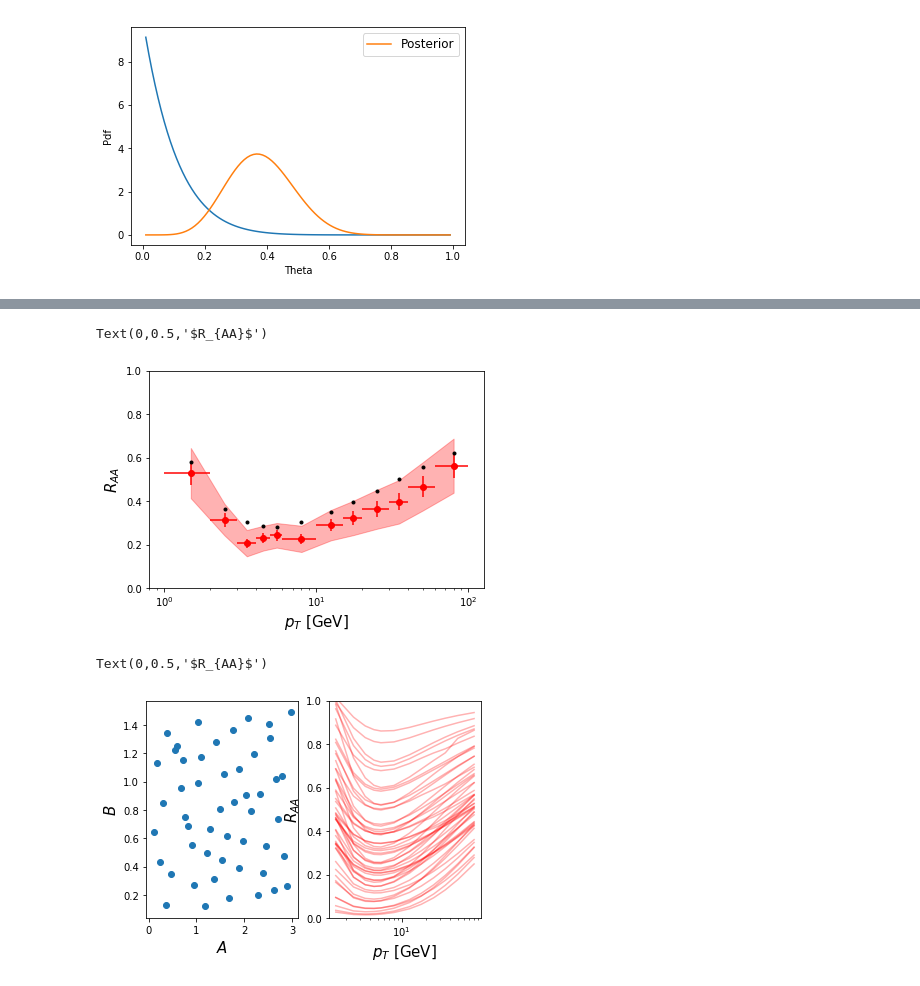
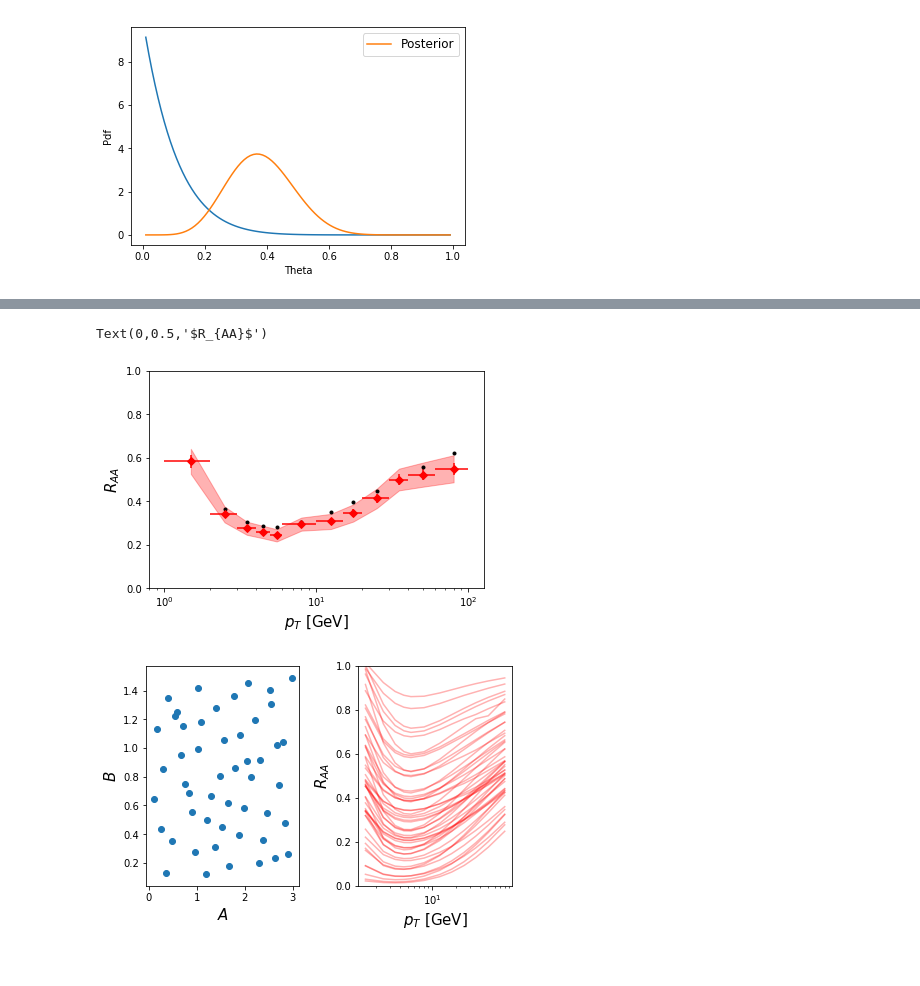
Before and after one commit to JETSCAPE/STAT, a Jupyter notebook: Winter School Exercises (Answers).ipynb, the cells around one changed output, grey strips where cells are left out. Drawn from its saved outputs; the diff is of its cells as text; code cells hidden in the pictures.

Commit message:
adding text for the jet-quencing example

```diff
--- a/Winter School Exercises (Answers).ipynb
+++ b/Winter School Exercises (Answers).ipynb
@@ -450,7 +494,7 @@ a = b
 # %%
 from scipy.integrate import quad
 from scipy.special import gammaln
-np.random.seed(10)
+np.random.seed(3)
 # In this example, we use a very simple model of jet-quenching to practice all the
 # all the techniques we learned above:
 # Given a measurement: yexp +/- ystat +/- ysys,
@@ -491,7 +535,7 @@ def dN1_dpT(pT, A, B):
     def f(ln_1_delta_pT, pT, A, B):
         delta_pT = np.exp(ln_1_delta_pT) - 1.
         return dN0_dpT(pT+delta_pT) * dP(delta_pT, pT+delta_pT, A, B) * (1.+delta_pT)
-    result, _, = quad(f, 0.0, np.log(1+10*pT), args=(pT, A, B))
+    result, _, = quad(f, 0.0, np.log(1+5*pT), args=(pT, A, B))
     return result
 
 # "Experimental data"
@@ -501,14 +545,14 @@ truth = [1., 0.5]
 # yexp = y_true + ystat + ysys
 # Default: 10% relative statistical uncertainty, ystat=0
 @np.vectorize
-def Measurement(StatLevel=0.1, SysLevel=0.2):
+def Measurement(StatLevel, SysLevel):
     pTbin = np.array([1,2,3,4,5,6,10,15,20,30,40,60,100])
     pT = (pTbin[1:] + pTbin[:-1])/2.
     be = (pTbin[1:] - pTbin[:-1])/2.
     y_truth = dN1_dpT(pT, truth[0], truth[1])/dN0_dpT(pT)
     results = y_truth * np.random.normal(1.0, StatLevel, pT.shape[0]) \
               * np.random.normal(1.0, SysLevel)
-    return be, pT, y_truth, results, StatLevel*results, SysLevel*y_truth
+    return pT, be, y_truth, results, StatLevel*results, SysLevel*y_truth
 
 # The model without known the true value of A and B
 # With what we have learned, the probablity distribution of A, B
@@ -517,42 +561,65 @@ def Measurement(StatLevel=0.1, SysLevel=0.2):
 def Model(pT, A, B):
     return dN1_dpT(pT, A, B)/dN0_dpT(pT)
 # %%
-############## Step 1: Get the Measurement #########################
-be, pT, ytruth, yexp, ystat, ysys = Measurement()
+################Step 1: Get the Measurement########################
+#  Choose the magnitudes of Stat and Sys error, (recommanded 10%)
+#  1) plot the true Raa v.s. pT
+#  2) plot the experimental data with stat and sys error
+#
+###################################################################
+
+pT, pTbin, ytruth, yexp, ystat, ysys =\
+    Measurement(StatLevel=.05, SysLevel=.1)
+
+# plot True Raa here
 plt.plot(pT, ytruth, 'k.')
-plt.errorbar(pT, yexp, yerr=ystat, xerr=be, fmt='ro')
-plt.fill_between(pT, yexp-ysys, yexp+ysys, alpha=0.3, color='r')
+
+# plot Raa measurement with stat errorbars
+plt.errorbar(x=pT, xerr=pTbin, y=yexp, yerr=ystat, fmt='rD')
+
+# plot sys errorband, y1:lowerbounds, y2: higherbounds
+plt.fill_between(x=pT, y1=yexp+ysys, y2=yexp-ysys, color='r', alpha=.3)
+
 plt.ylim(0,1)
 plt.semilogx()
 plt.xlabel(r'$p_T$ [GeV]', fontsize=15)
 plt.ylabel(r'$R_{AA}$', fontsize=15)
 # %% [output]
 Text(0,0.5,'$R_{AA}$')
-[figure, old version]
+[figure, new version]
 # %%
-########### Step 2: Make design and generate compuster model prediction on each point ###############
-ranges = np.array([[0.1, 3], [0.1, 1.5]])
-design = generate_lhs(npoints=50, ndim=2, seed=80)
-design[:,:] = (1.-design[:,:])*ranges[:, 0] +  design[:,:]*ranges[:, 1]
+################Step 2: ###################################
+# Make a design over the parameter space (A, B)
+# 1) What is a reasonable range of the prior?
+# 2) Generate the design and rescale it to the desired range
+#    Hint: linear rescale x from (0,1) to y from (a,b):
+#           y = (1-x)*a + x*b
+# 3) Run model() on each design points
+#    The design matrix model_data should have a shape:
+#           N_design x N_pT
+rangeA = [0.1, 3.0]
+rangeB = [0.1, 1.5]
+ranges = np.array([rangeA, rangeB])
+hypercube = generate_lhs(npoints=50, ndim=2, seed=80)
+design = (1.-hypercube)*ranges[:, 0] + hypercube*ranges[:, 1] # rescale the hypercube to desired range
+# Run model on design points
+model_data = np.array([Model(pT, a, b) for (a, b) in design])
 
-# plot all design points
+
+# plot design points
 plt.subplot(1,2,1)
 plt.scatter(design.T[0], design.T[1])
 plt.xlabel("$A$", fontsize=15)
 plt.ylabel("$B$", fontsize=15)
-
-# Run model on design points
-model_data = np.array([Model(pT, a, b) for (a, b) in design])
-
 # plot all calulations
 plt.subplot(1,2,2)
 for y in model_data:
     plt.plot(pT, y, 'r-', alpha=0.3)
-plt.ylim(0,1)
+    plt.ylim(0,1)
 plt.semilogx()
 plt.xlabel(r'$p_T$ [GeV]', fontsize=15)
 plt.ylabel(r'$R_{AA}$', fontsize=15)
+plt.tight_layout(True)
 # %% [output]
-Text(0,0.5,'$R_{AA}$')
-[figure, old version]
+[figure, new version]
 # %%
```
Also changed, not shown: parts of 10 cells of this notebook, 3 other files.
